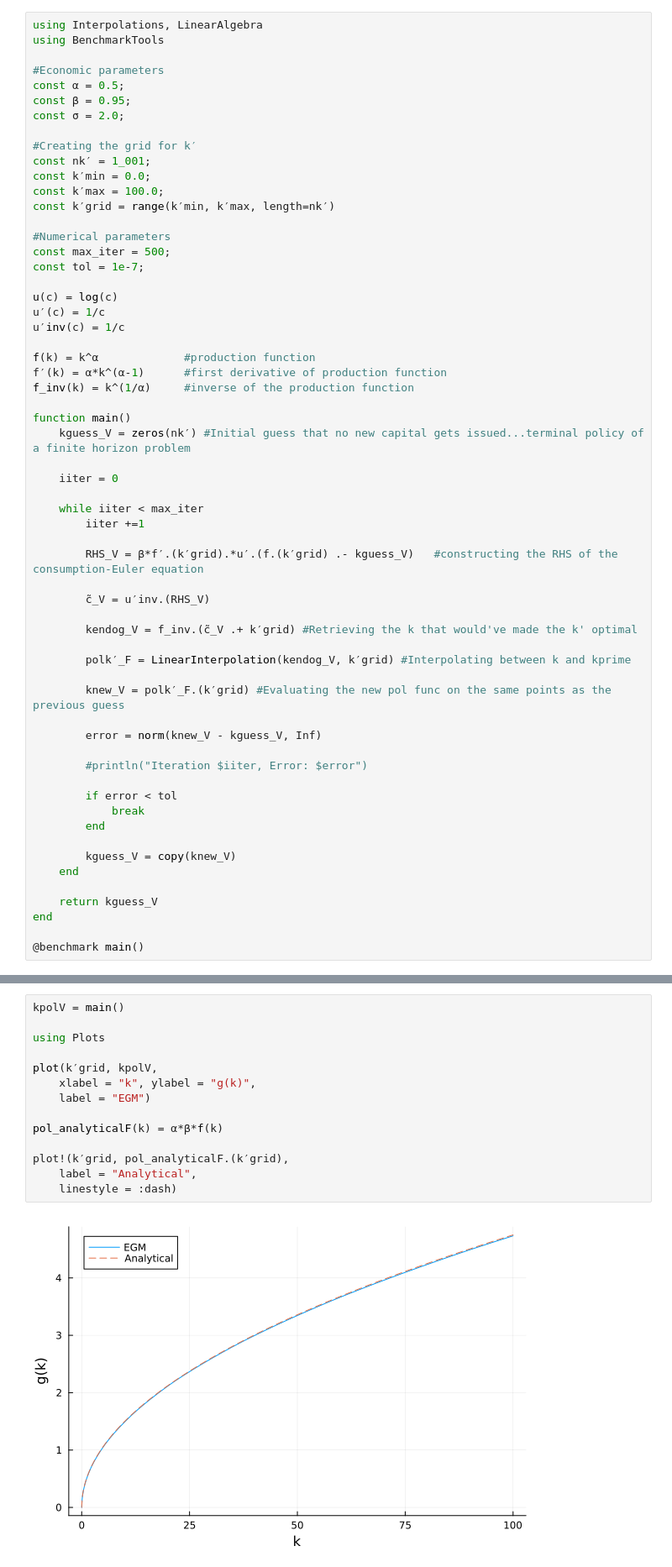
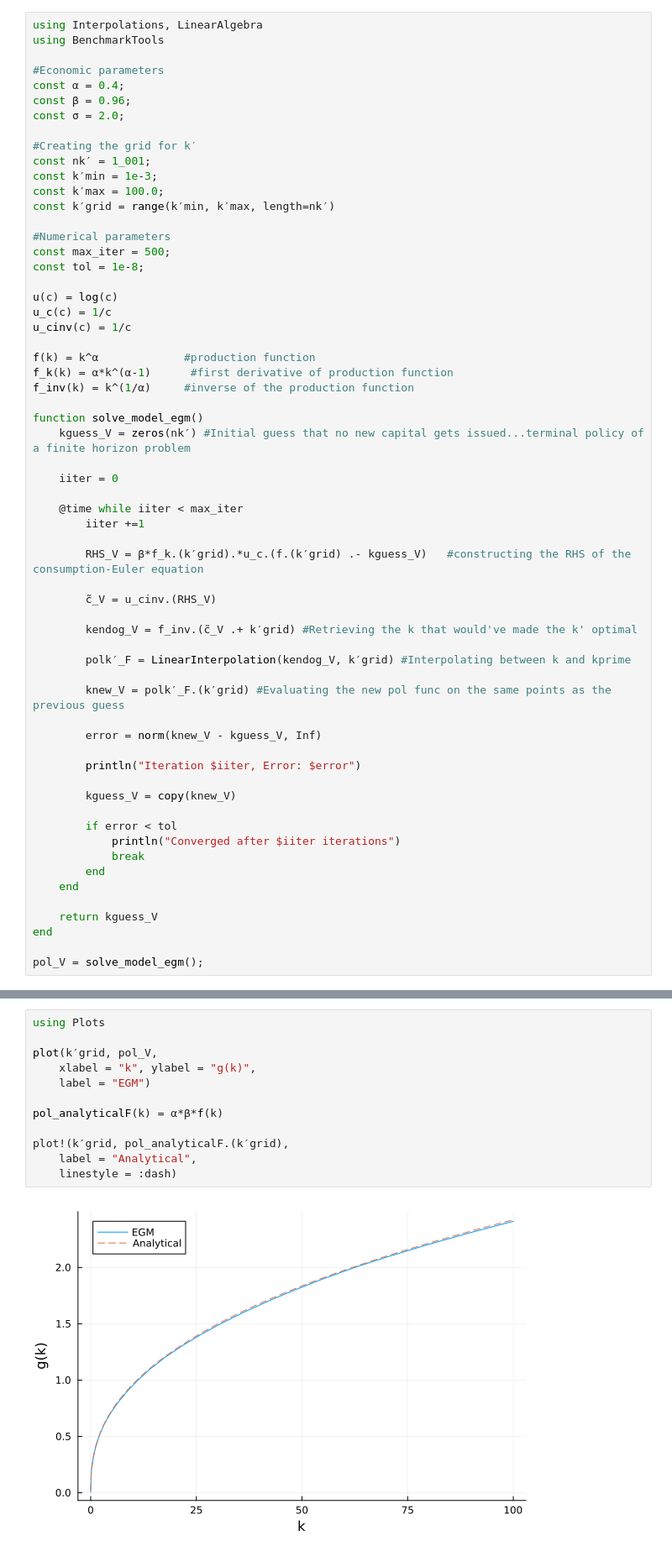
Before and after one commit to raymondxuanhe/raymondxuanhe.github.io, a Jupyter notebook: files/jupyter_notebooks/3_egm.ipynb, the cells around one changed output, grey strips where cells are left out. Shown: that part at 84% size. Saved outputs shown, nothing was run; the diff lists cells and outputs as text.

```diff
--- a/files/jupyter_notebooks/3_egm.ipynb
+++ b/files/jupyter_notebooks/3_egm.ipynb
@@ -39,39 +39,39 @@ using Interpolations, LinearAlgebra
 using BenchmarkTools
 
 #Economic parameters
-const α = 0.5;
-const β = 0.95;
+const α = 0.4;
+const β = 0.96;
 const σ = 2.0;
 
 #Creating the grid for k′
 const nk′ = 1_001;
-const k′min = 0.0;
+const k′min = 1e-3;
 const k′max = 100.0;
 const k′grid = range(k′min, k′max, length=nk′)
 
 #Numerical parameters
 const max_iter = 500;
-const tol = 1e-7;
+const tol = 1e-8;
 
 u(c) = log(c)
-u′(c) = 1/c
-u′inv(c) = 1/c
+u_c(c) = 1/c
+u_cinv(c) = 1/c
 
 f(k) = k^α             #production function
-f′(k) = α*k^(α-1)      #first derivative of production function
+f_k(k) = α*k^(α-1)      #first derivative of production function
 f_inv(k) = k^(1/α)     #inverse of the production function
 
-function main()
+function solve_model_egm()
     kguess_V = zeros(nk′) #Initial guess that no new capital gets issued...terminal policy of a finite horizon problem
 
     iiter = 0
 
-    while iiter < max_iter
+    @time while iiter < max_iter
         iiter +=1
 
-        RHS_V = β*f′.(k′grid).*u′.(f.(k′grid) .- kguess_V)   #constructing the RHS of the consumption-Euler equation
+        RHS_V = β*f_k.(k′grid).*u_c.(f.(k′grid) .- kguess_V)   #constructing the RHS of the consumption-Euler equation
 
-        c̃_V = u′inv.(RHS_V)
+        c̃_V = u_cinv.(RHS_V)
 
         kendog_V = f_inv.(c̃_V .+ k′grid) #Retrieving the k that would've made the k' optimal
 
@@ -81,17 +81,18 @@ function main()
 
         error = norm(knew_V - kguess_V, Inf)
 
-        #println("Iteration $iiter, Error: $error")
+        println("Iteration $iiter, Error: $error")
+
+        kguess_V = copy(knew_V)
 
         if error < tol
+            println("Converged after $iiter iterations")
             break
         end
-
-        kguess_V = copy(knew_V)
     end
 
     return kguess_V
 end
 
-@benchmark main()
+pol_V = solve_model_egm();
 # %% [output]
@@ -110,16 +120,14 @@ Solving the model only took about 0.9 miliseconds! Additionally, note that there
 # %%
-kpolV = main()
-
 using Plots
 
-plot(k′grid, kpolV,
+plot(k′grid, pol_V,
     xlabel = "k", ylabel = "g(k)",
     label = "EGM")
 
 pol_analyticalF(k) = α*β*f(k)
 
 plot!(k′grid, pol_analyticalF.(k′grid),
     label = "Analytical",
     linestyle = :dash)
 # %% [output]
-[figure, old version]
+[figure, new version]
```
Also changed, not shown: parts of 3 cells of this notebook, 7 other files.
